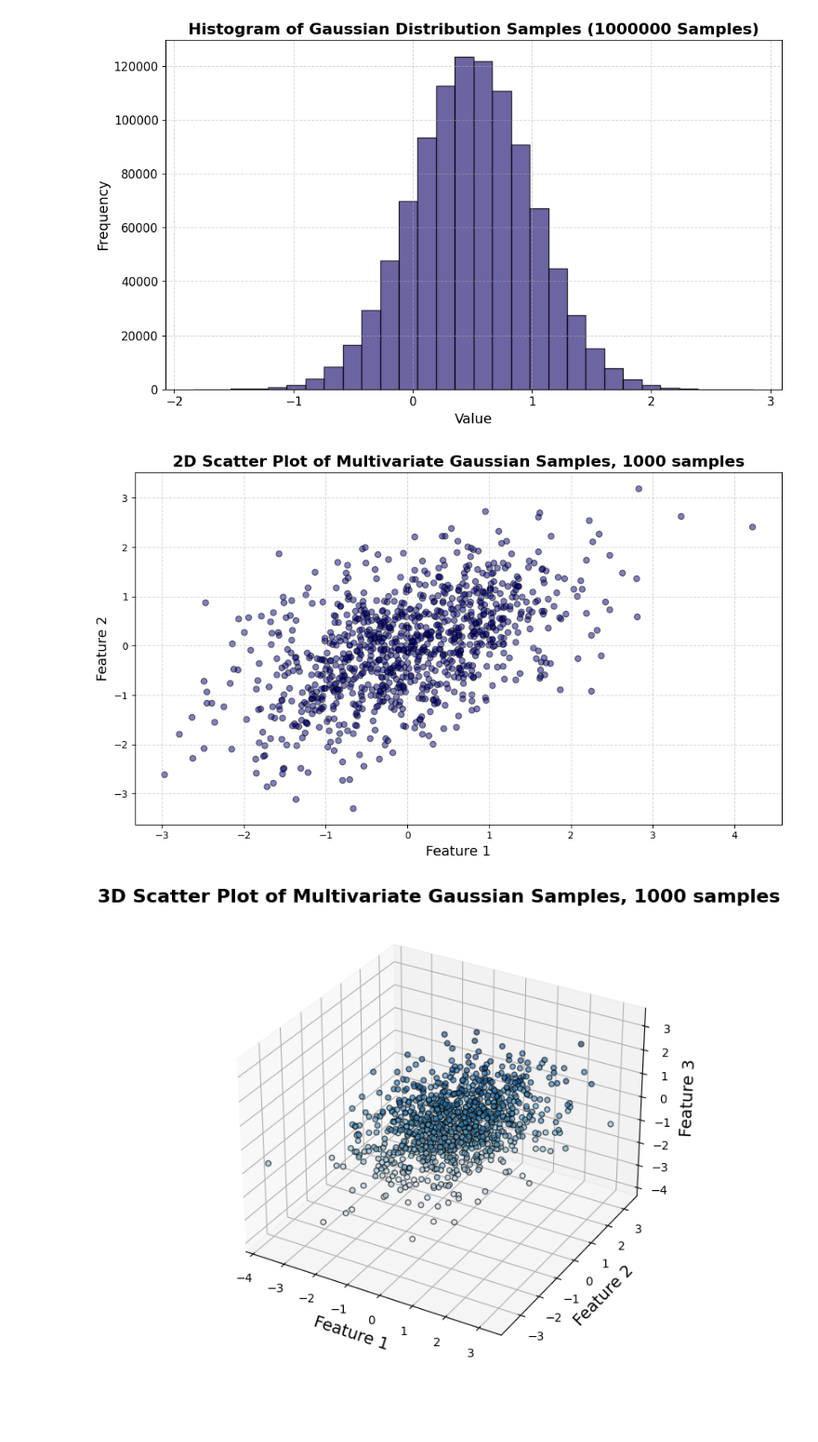
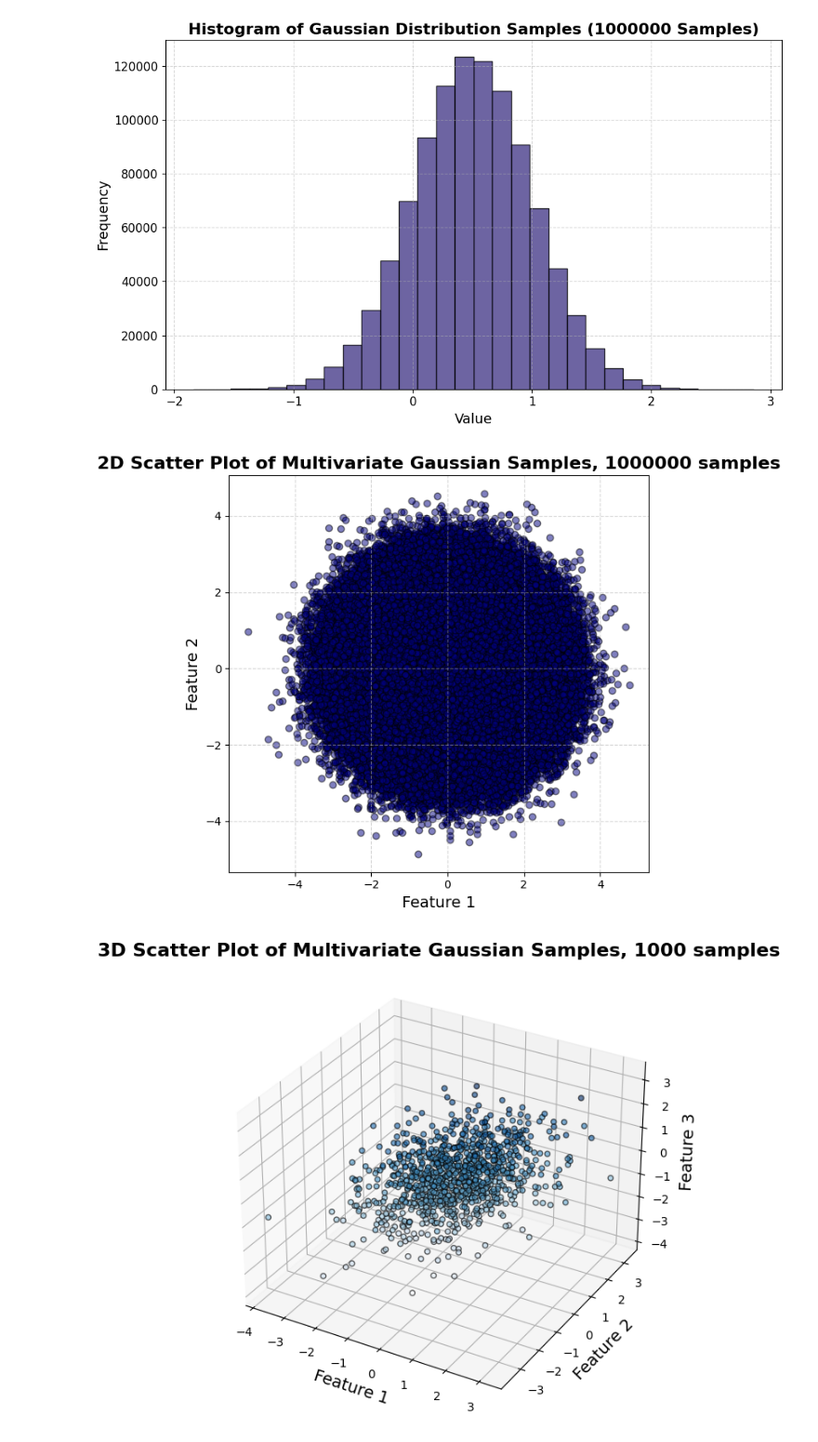
Before and after one commit to hassanjavaid07/CS500-Generative-AI-and-LLM, a Jupyter notebook: Assignment01/assignment01_MSCS23001.ipynb, the cells around one changed output. Shown at 93% size. Saved outputs shown, nothing was run; the diff lists cells and outputs as text; code cells hidden in the pictures; blank space fills up the shorter version.

```diff
--- a/Assignment01/assignment01_MSCS23001.ipynb
+++ b/Assignment01/assignment01_MSCS23001.ipynb
@@ -59,7 +59,7 @@ class RNG:
 
         eig_v, eig_vectors = np.linalg.eigh(cov_matrix)
         svd_matrix = eig_vectors @ np.diag(np.sqrt(eig_v))
-        z_pts = np.random.normal(size=(count, len(mean_vec)))
+        z_pts = RNG.gaussian(count * len(mean_vec), 0, 1).reshape(count, len(mean_vec))
         mv_pts = mean_vec + z_pts @ svd_matrix.T
 
         return mv_pts
@@ -142,22 +142,24 @@ genGaussianPlot(COUNT)
 # %%
 # Implements the 2D scatter plot for MV Gaussian
 def genMVGaussianPlot_2d(samples: np.ndarray, count: int=1000):
     plt.figure(figsize=(10, 6))
     plt.scatter(samples[:, 0], samples[:, 1], alpha=0.5, color='navy', edgecolor='black')
     plt.title(f'2D Scatter Plot of Multivariate Gaussian Samples, {count} samples', fontsize=16, weight='bold')
     plt.xlabel('Feature 1', fontsize=14)
     plt.ylabel('Feature 2', fontsize=14)
+    plt.gca().set_aspect('equal', adjustable='box')  # Enforce equal aspect ratio
     plt.grid(True, linestyle='--', alpha=0.5)
     plt.tight_layout()
     plt.show()
 
+
 # Generate 2D samples pts
 mean_vector_2d = [0, 0]
-cov_matrix_2d = [[1, 0.5], [0.5, 1]]
-samples_2d = RNG.mv_gaussian(mean_vector_2d, cov_matrix_2d, count=1000)
-genMVGaussianPlot_2d(samples_2d)
+cov_matrix_2d = [[1, 0], [0, 1]]
+samples_2d = RNG.mv_gaussian(mean_vector_2d, cov_matrix_2d, count=COUNT)
+genMVGaussianPlot_2d(samples_2d, COUNT)
 # %% [output]
-[figure, old version]
+[figure, new version]
 # %%
 # Implements the 3D scatter plot for MV Gaussian
 def genMVGaussianPlot_3d(samples: np.ndarray, count:int=1000):
```
Also changed, not shown: parts of 3 cells of this notebook.
